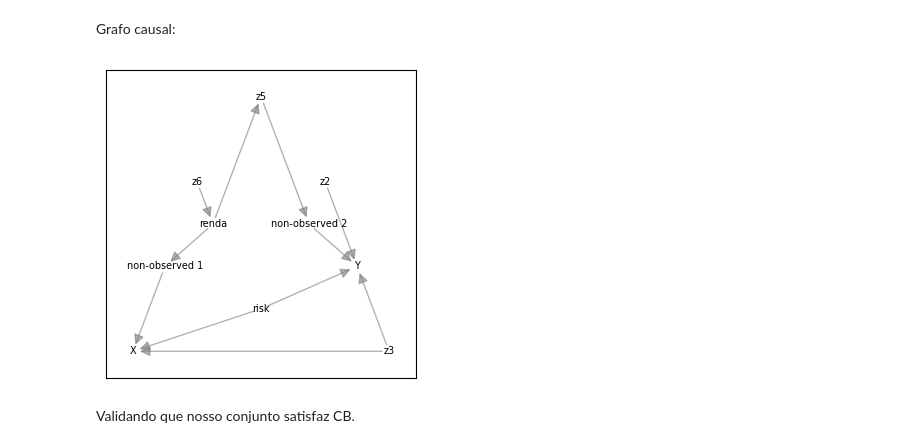
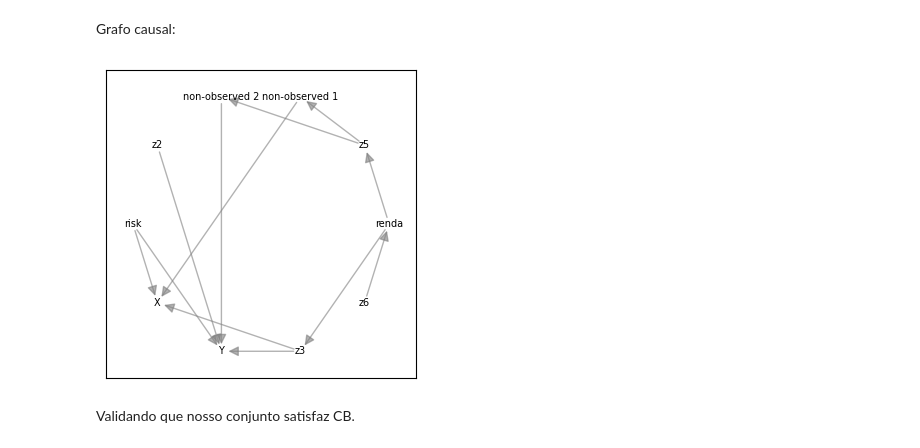
Before and after one commit to vitaliset/projetos-de-estudo, a Jupyter notebook: Causal Inference Exercises/tratamento_continuo.ipynb, the cells around one changed output. Saved outputs shown, nothing was run; the diff lists cells and outputs as text; code cells hidden in the pictures.

```diff
--- a/Causal Inference Exercises/tratamento_continuo.ipynb
+++ b/Causal Inference Exercises/tratamento_continuo.ipynb
@@ -103,9 +103,9 @@ all_cols = risk_cols + z2_cols + z3_cols + z4_cols + z5_cols + z6_cols + ["X", "
 # %%
 from pgmpy.models import BayesianNetwork
 
-model = BayesianNetwork()
-model.add_nodes_from(all_cols)
-model.add_edges_from(
+graph_model = BayesianNetwork()
+graph_model.add_nodes_from(all_cols)
+graph_model.add_edges_from(
     [
         ("risk", "X"),
         ("risk", "Y"),
@@ -113,7 +113,8 @@ model.add_edges_from(
         ("z3", "Y"),
         ("z6", "renda"),
         ("renda", "z5"),
-        ("renda", "non-observed 1"),
+        ("renda", "z3"),
+        ("z5", "non-observed 1"),
         ("non-observed 1", "X"),
         ("z5", "non-observed 2"),
         ("non-observed 2", "Y"),
@@ -125,24 +126,24 @@ Grafo causal:
 # %%
 import networkx as nx
 
 plt.figure(figsize=(4, 4))
 
-nx_graph = nx.DiGraph(model.edges())
-position_dicts = nx.planar_layout(nx_graph)
+nx_graph = nx.DiGraph(graph_model.edges())
+position_dicts = nx.shell_layout(nx_graph)
 
 nx.draw_networkx_edges(
     nx_graph,
     position_dicts,
     edge_color="gray",
     node_size=100,
     alpha=0.6,
     arrowstyle="-|>",
     arrowsize=15,
 )
 nx.draw_networkx_labels(nx_graph, position_dicts, font_size=7, font_color="black")
 plt.show()
 # %% [output]
-[figure, old version]
+[figure, new version]
 # %% [markdown]
 Validando que nosso conjunto satisfaz CB.
 # %%
```
Also changed, not shown: parts of 15 cells of this notebook, 1 other file.
